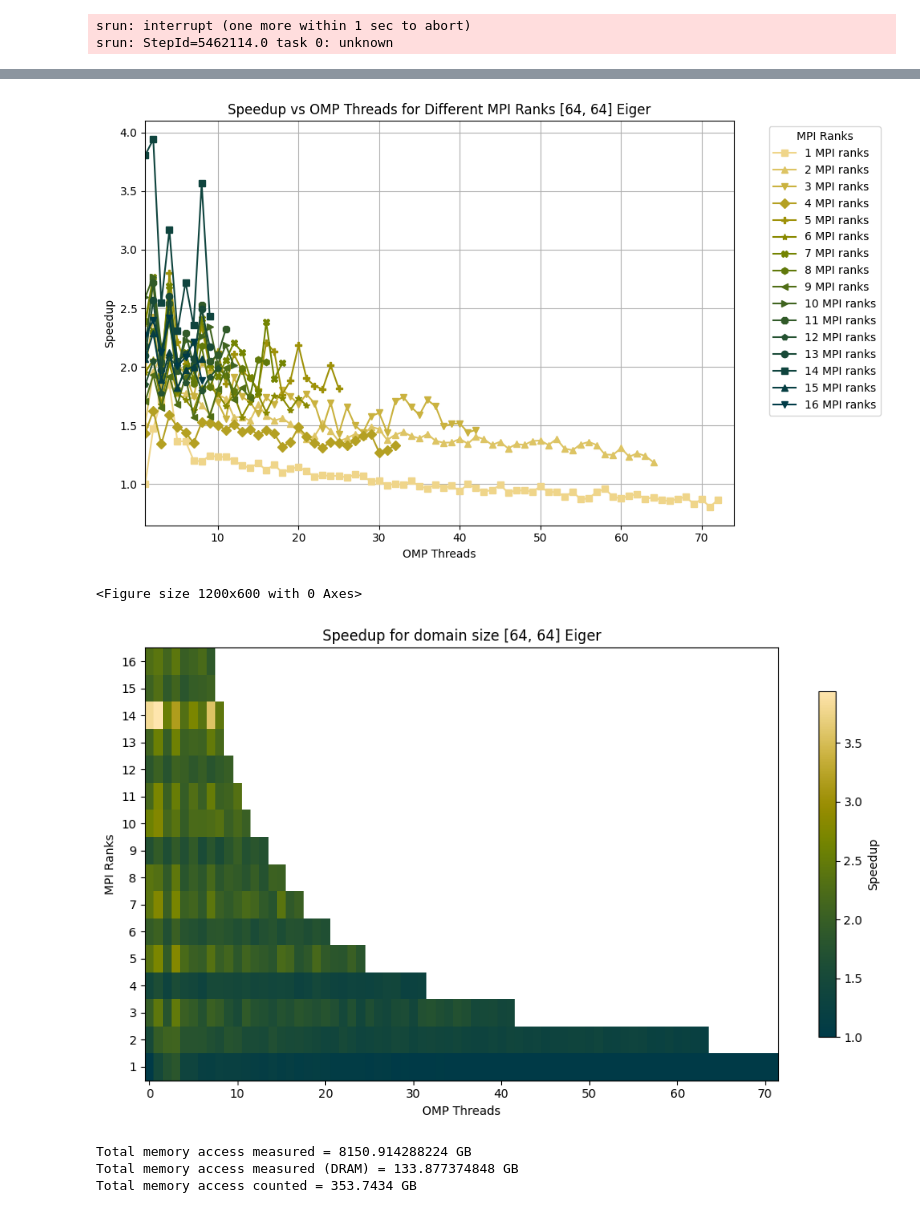
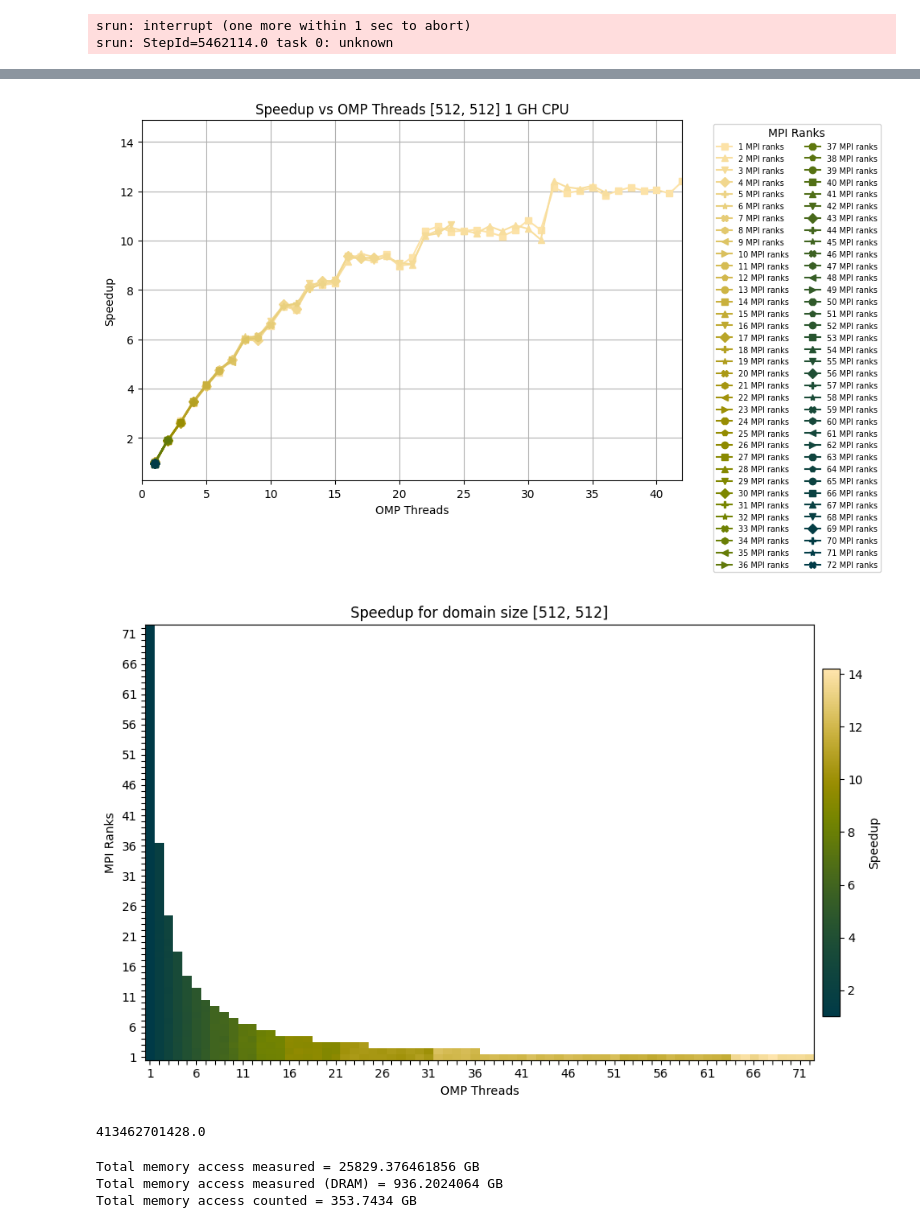
Before and after one commit to Rainette9/HPC4WC_proj5, a Jupyter notebook: OPENMP_MPI.ipynb, the cells around one changed output, grey strips where cells are left out. Saved outputs shown, nothing was run; the diff lists cells and outputs as text; code cells hidden in the pictures.

Commit message:
add notebook with perf_wrap

```diff
--- a/OPENMP_MPI.ipynb
+++ b/OPENMP_MPI.ipynb
@@ -257,64 +257,69 @@ baseline runtime 0.21808709999999998
 # %%
 
-# runtimes_array = np.nanmean(runtimes, axis=0)
-runtimes_array=np.array(runtimes)
+ranks = np.arange(1, 128, 1)
+runtimes_array = np.array(runtimes)
 nthreads = np.arange((runtimes_array.shape[0]))
 nranks = np.arange(runtimes_array.shape[1])  # column indices = MPI ranks
-# nranks=[1,2]
 plt.figure(figsize=(10, 6))
 
 cmap = cm.bamako_r
 colors = [cmap(i / (len(nranks) - 1)) for i in range(len(nranks))]
 markers = ['o', 's', '^', 'v', 'D', 'P', '*', 'X', 'h', '<', '>', '8', 'p']
 
-for idx, (j, color) in enumerate(zip(nranks, colors)):
-    runtimes_j = T_baseline/(runtimes_array[:, j])
-    # runtimes_j=(runtimes_array[:, j])
+for idx, j in enumerate(ranks):
+    if j >= len(nranks):
+        continue  # skip ranks out of bounds
+    color = colors[j % len(colors)]
+    runtimes_j = T_baseline / (runtimes_array[:, j])
     if np.any(runtimes_j > 0):
         marker = markers[j % len(markers)]  # Cycle through markers
         plt.plot(nthreads, runtimes_j, label=f"{j} MPI ranks", color=color, marker=marker)
 
 plt.xlabel("OMP Threads")
 plt.ylabel("Speedup")
-plt.title(f"Speedup vs OMP Threads for Different MPI Ranks [{nx_len}, {ny_len}] Eiger")
-plt.legend(title="MPI Ranks", bbox_to_anchor=(1.05, 1), loc='upper left')
+plt.title(f"Speedup vs OMP Threads [{nx_len}, {ny_len}] 1 GH CPU")
+plt.legend(title="MPI Ranks", bbox_to_anchor=(1.05, 1), loc='upper left', fontsize=7, ncol=2)
 plt.grid(True)
-plt.xlim(1,74)
+plt.xlim(0, 42)
 plt.tight_layout()
-plt.savefig(f'./plots/Speedup_domain_graphs_{nx_len}_{ny_len}_eiger', bbox_inches='tight', dpi=300)
+plt.savefig(f'./plots/Speedup_domain_graphs_{nx_len}_{ny_len}_1GHCPU', bbox_inches='tight', dpi=300)
 plt.show()
 # %% [output]
-[figure, old version]
+[figure, new version]
 # %%
 labels_array = np.array(labels)
 nthreads = sorted(set(labels_array[:, 0]))
 nranks = sorted(set(labels_array[:, 1]))
 
 heatmap = np.full((len(nthreads), len(nranks)), np.nan)
 
 for (t, r), val in zip(labels, speedups):
     i = nthreads.index(t)
     j = nranks.index(r)
     heatmap[i, j] = val
 heatmap=heatmap.T
 
 fig, ax = plt.subplots(figsize=(10, 6))
 c = ax.imshow(heatmap, cmap=cm.bamako, origin='lower',
               vmin=1,
-              aspect='auto')
+              # norm=LogNorm(vmin=np.nanmin(heatmap[heatmap > 0]), vmax=np.nanmax(heatmap)),
+              aspect='auto'
+              )
+
 
 ax.set_ylabel('MPI Ranks')
 ax.set_xlabel('OMP Threads')
-ax.set_title(f'Speedup for domain size [{nx_len}, {ny_len}] Eiger')
-fig.colorbar(c, label='Speedup', shrink=0.8)
+ax.set_title(f'Speedup for domain size [{nx_len}, {ny_len}]')
+fig.colorbar(c, label='Speedup', shrink=0.8, pad=0.01)
+ax.set_xticks(np.arange(len(nthreads)))
+ax.set_xticklabels([str(x) if i % 5 == 0 else "" for i, x in enumerate(nthreads)])
 ax.set_yticks(np.arange(len(nranks)))
-ax.set_yticklabels(nranks)
+ax.set_yticklabels([str(y) if i % 5 == 0 else "" for i, y in enumerate(nranks)])
 plt.tight_layout()
-plt.savefig(f'./plots/Speedup_domain_{nx_len}_{ny_len}_eiger', bbox_inches='tight', dpi=300)
+plt.savefig(f'./plots/Speedup_domain_{nx_len}_{ny_len}_1GH_CPU', bbox_inches='tight', dpi=300)
 plt.show()
 # %% [output]
-<Figure size 1200x600 with 0 Axes>
-[figure, old version]
+[figure, new version]
 # %%
 ### imported from the notebooks from the classes - you can run with ./perfshh for analysis
 # this is a utility function we will need below for parsing the performance analysis output
@@ -346,5 +374,9 @@ def parse_perf_stat(directory: Path = Path('./perf/')):
+# %%
+flops
+# %% [output]
+413462701428.0
 # %%
-total_dram_accesses_per_core_in_Bytes, total_mem_accesses_per_core_in_Bytes = parse_perf_stat()
+total_dram_accesses_per_core_in_Bytes, total_mem_accesses_per_core_in_Bytes, runtimes = parse_perf_stat()
 total_number_of_measured_GB = total_mem_accesses_per_core_in_Bytes * 72 / 1e9 # TODO
 total_number_of_measured_DRAM_GB = total_dram_accesses_per_core_in_Bytes * 72 / 1e9 # TODO
 total_number_of_counted_GB = 0.3537434E+12 / 1e9 # TODO
@@ -353,6 +385,6 @@ print("Total memory access measured = {} GB".format(total_number_of_measured_GB)
 print("Total memory access measured (DRAM) = {} GB".format(total_number_of_measured_DRAM_GB))
 print("Total memory access counted = {} GB".format(total_number_of_counted_GB))
 # %% [output]
-Total memory access measured = 8150.914288224 GB
-Total memory access measured (DRAM) = 133.877374848 GB
+Total memory access measured = 25829.376461856 GB
+Total memory access measured (DRAM) = 936.2024064 GB
 Total memory access counted = 353.7434 GB
```
Also changed, not shown: parts of 11 cells of this notebook, 2 other files.
